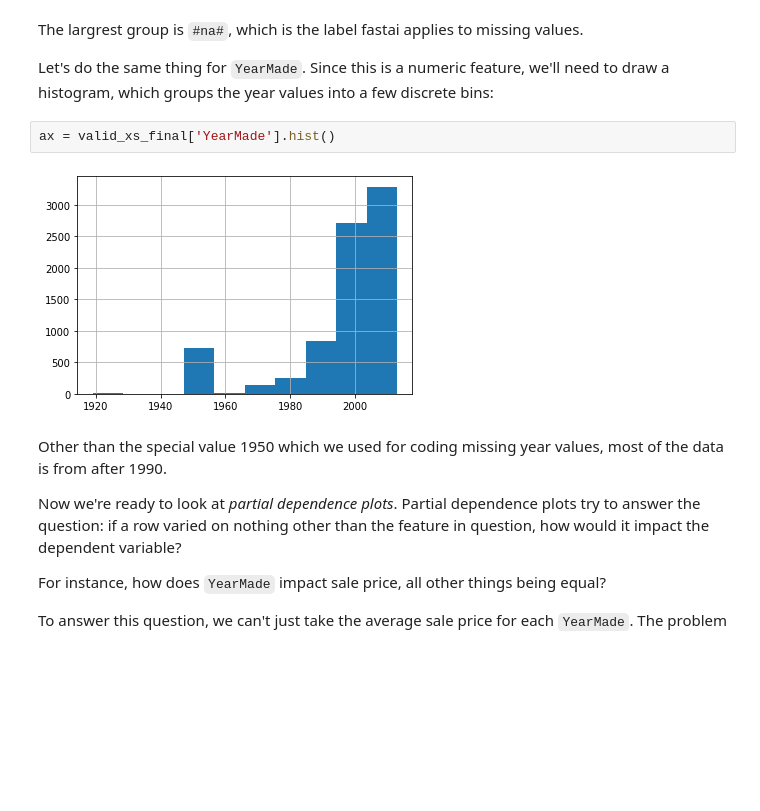
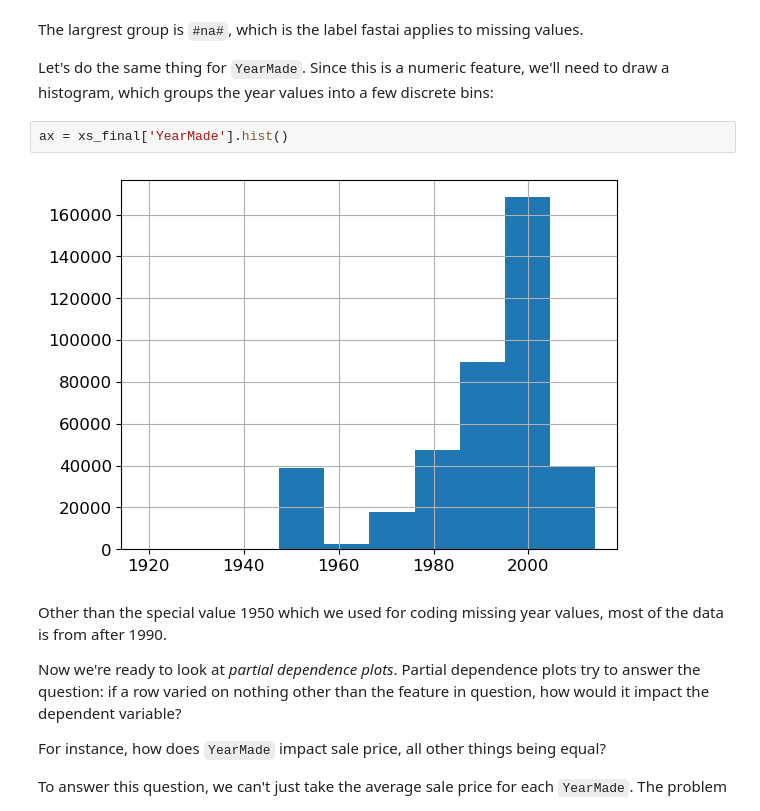
Before and after one commit to modsoussi/fastai, a Jupyter notebook: fastbook/09_tabular.ipynb, the cells around one changed output. Cells and saved outputs as stored; diff of their text form; blank space fills up the shorter version.

```diff
--- a/fastbook/09_tabular.ipynb
+++ b/fastbook/09_tabular.ipynb
@@ -838,9 +833,9 @@ The largrest group is `#na#`, which is the label fastai applies to missing value
 
 Let's do the same thing for `YearMade`. Since this is a numeric feature, we'll need to draw a histogram, which groups the year values into a few discrete bins:
 # %%
-ax = valid_xs_final['YearMade'].hist()
+ax = xs_final['YearMade'].hist()
 # %% [output]
-[figure, old version]
+[figure, new version]
 # %% [markdown]
 Other than the special value 1950 which we used for coding missing year values, most of the data is from after 1990.
 
```
Also changed, not shown: parts of 27 cells of this notebook.
